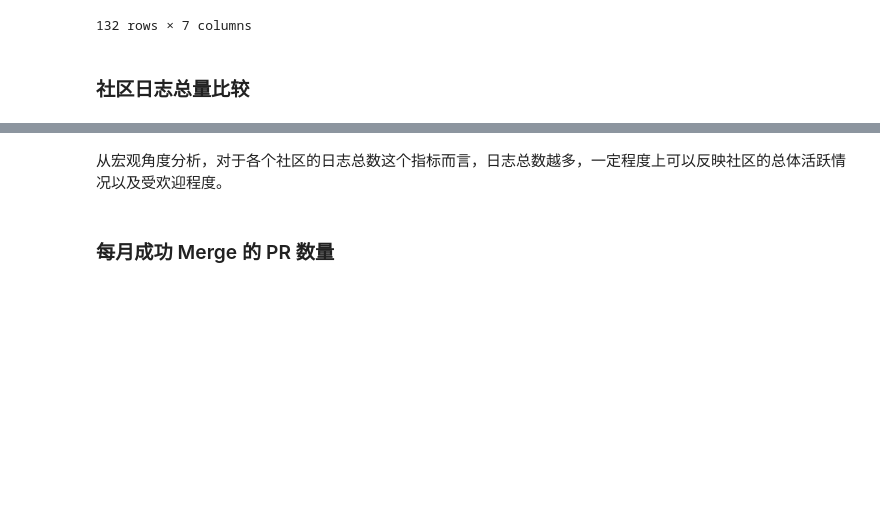
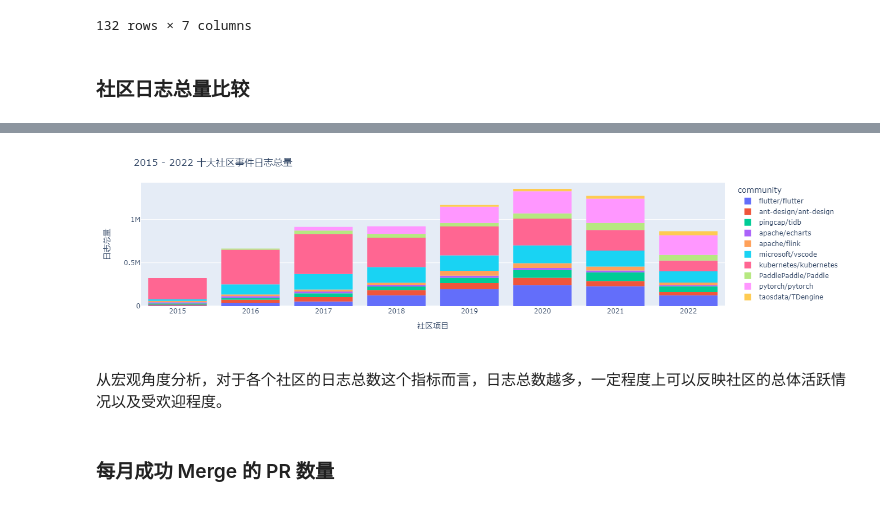
Before and after one commit to PaddlePaddle/community, a Jupyter notebook: reports/insight/insight/89_源光闪烁.ipynb, the cells around one changed output, grey strips where cells are left out. Saved outputs shown, nothing was run; the diff lists cells and outputs as text; code cells hidden in the pictures; blank space fills up the shorter version.

```diff
--- a/reports/insight/insight/89_源光闪烁.ipynb
+++ b/reports/insight/insight/89_源光闪烁.ipynb
@@ -260,7 +260,7 @@ fig = px.histogram(
 fig.update_layout(
     title="{} - {} 十大社区事件日志总量 ".format(df['year'][0], df['year'][len(df['year']) - 1]),
     xaxis_title='社区项目',
-    yaxis_title='star & fork 数量',
+    yaxis_title='日志总量',
 )
 fig.show()
 # %% [output]
@@ -268,3 +267,4 @@ fig.show()
+[figure, added]
 # %% [markdown]
 从宏观角度分析，对于各个社区的日志总数这个指标而言，日志总数越多，一定程度上可以反映社区的总体活跃情况以及受欢迎程度。
 # %% [markdown]
```
Also changed, not shown: parts of 15 cells of this notebook, 1 other file.
